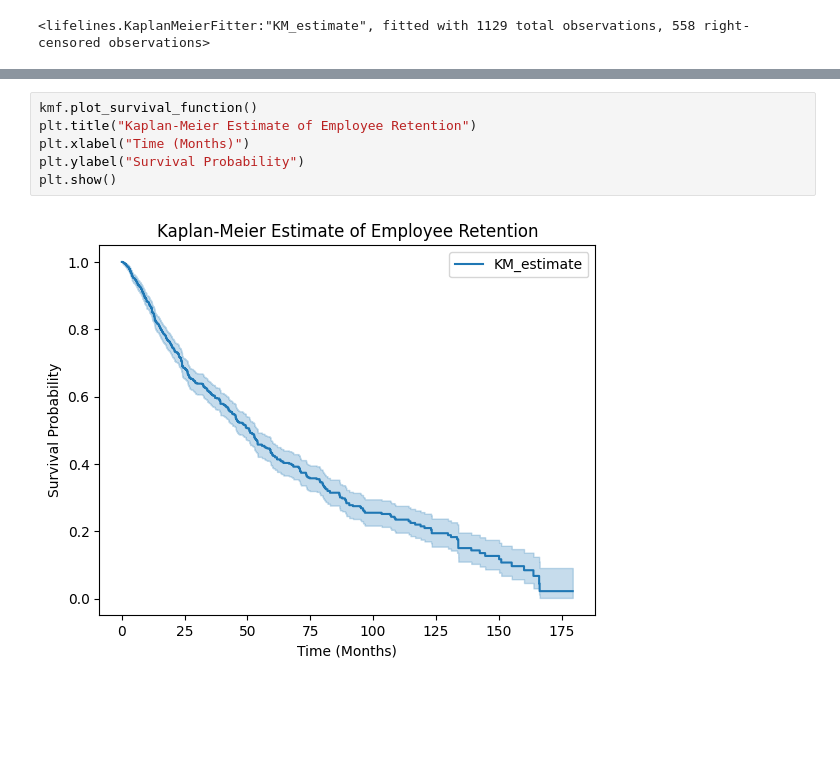
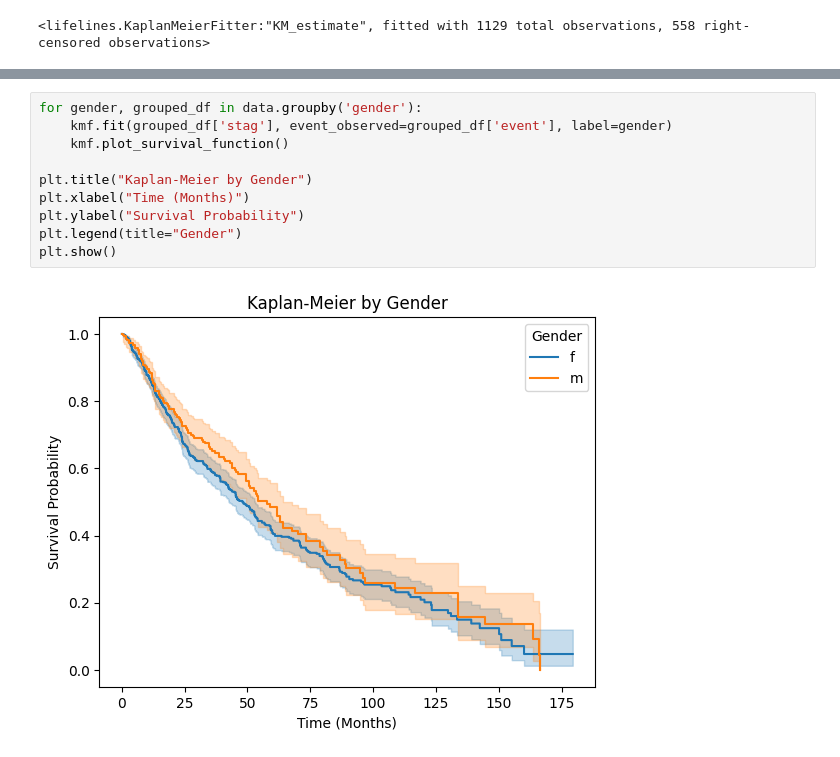
Before and after one commit to DiegoMZD/EmployeeTurnover, a Jupyter notebook: notebooks/02_survival_analysis.ipynb, the cells around one changed output, grey strips where cells are left out. Drawn from its saved outputs; the diff is of its cells as text; blank space fills up the shorter version.

```diff
--- a/notebooks/02_survival_analysis.ipynb
+++ b/notebooks/02_survival_analysis.ipynb
@@ -21,8 +156,12 @@ kmf.fit(data['stag'], event_observed=data['event'])
 # %%
-kmf.plot_survival_function()
-plt.title("Kaplan-Meier Estimate of Employee Retention")
+for gender, grouped_df in data.groupby('gender'):
+    kmf.fit(grouped_df['stag'], event_observed=grouped_df['event'], label=gender)
+    kmf.plot_survival_function()
+
+plt.title("Kaplan-Meier by Gender")
 plt.xlabel("Time (Months)")
 plt.ylabel("Survival Probability")
+plt.legend(title="Gender")
 plt.show()
 # %% [output]
-[figure, old version]
+[figure, new version]
```
Also changed, not shown: parts of 27 cells of this notebook.
